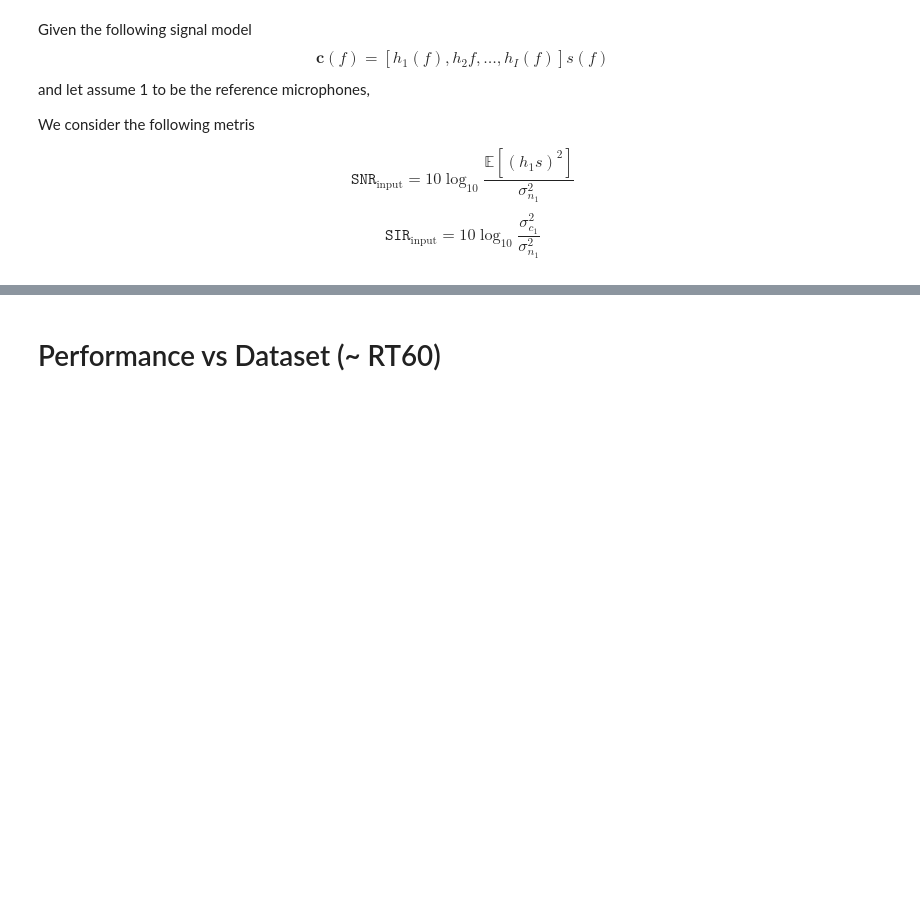
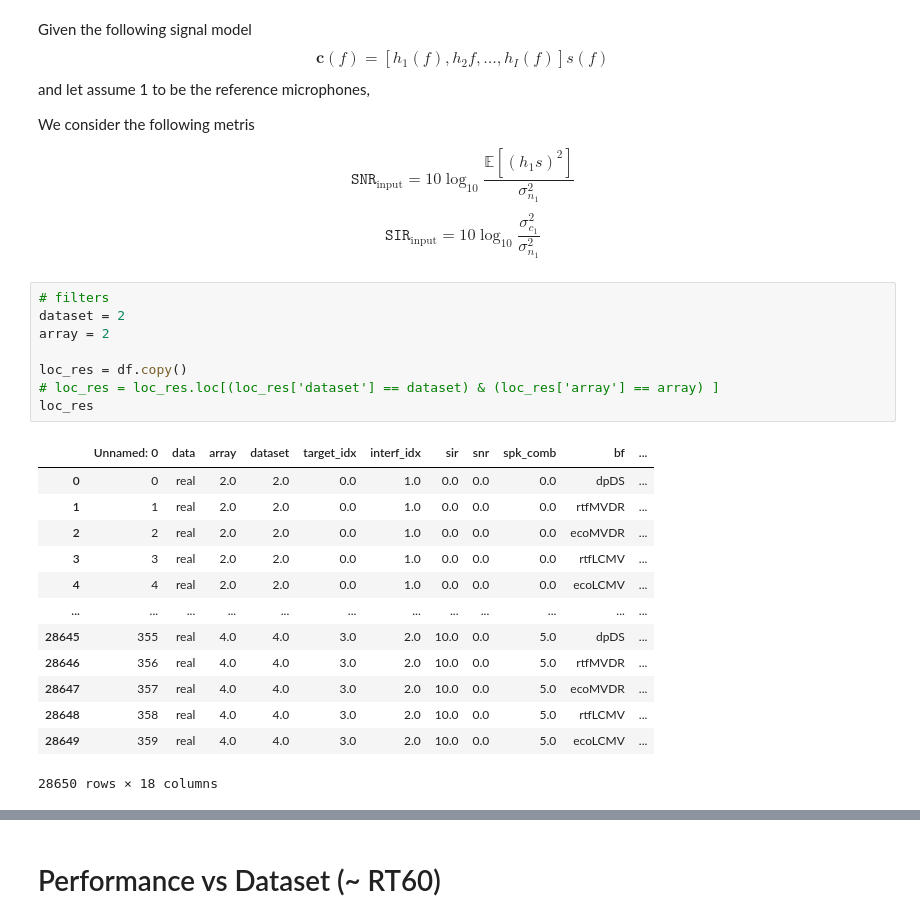
Before and after one commit to Chutlhu/dEchorate, a Jupyter notebook: notebooks/Echo aware Beamforming - results for journal.ipynb, the cells around one changed output, grey strips where cells are left out. Saved outputs shown, nothing was run; the diff lists cells and outputs as text; blank space fills up the shorter version.

```diff
--- a/notebooks/Echo aware Beamforming - results for journal.ipynb
+++ b/notebooks/Echo aware Beamforming - results for journal.ipynb
@@ -103,4 +103,26 @@ We consider the following metris
 
 $$ \mathtt{SNR}_\text{input} = 10 \log_{10} \frac{\mathbb{E}[(h_1 s)^2]}{\sigma^2_{n_1}} $$
 $$ \mathtt{SIR}_\text{input} = 10 \log_{10} \frac{\sigma^2_{c_1}}{\sigma^2_{n_1}} $$
+# %%
+# filters
+dataset = 2
+array = 2
+
+loc_res = df.copy()
+# loc_res = loc_res.loc[(loc_res['dataset'] == dataset) & (loc_res['array'] == array) ]
+loc_res
+# %% [output]
+|  | Unnamed: 0 | data | array | dataset | target_idx | interf_idx | sir | snr | spk_comb | bf | ... |
+| 0 | 0 | real | 2.0 | 2.0 | 0.0 | 1.0 | 0.0 | 0.0 | 0.0 | dpDS | ... |
+| 1 | 1 | real | 2.0 | 2.0 | 0.0 | 1.0 | 0.0 | 0.0 | 0.0 | rtfMVDR | ... |
+| 2 | 2 | real | 2.0 | 2.0 | 0.0 | 1.0 | 0.0 | 0.0 | 0.0 | ecoMVDR | ... |
+| 3 | 3 | real | 2.0 | 2.0 | 0.0 | 1.0 | 0.0 | 0.0 | 0.0 | rtfLCMV | ... |
+| 4 | 4 | real | 2.0 | 2.0 | 0.0 | 1.0 | 0.0 | 0.0 | 0.0 | ecoLCMV | ... |
+| ... | ... | ... | ... | ... | ... | ... | ... | ... | ... | ... | ... |
+| 28645 | 355 | real | 4.0 | 4.0 | 3.0 | 2.0 | 10.0 | 0.0 | 5.0 | dpDS | ... |
+| 28646 | 356 | real | 4.0 | 4.0 | 3.0 | 2.0 | 10.0 | 0.0 | 5.0 | rtfMVDR | ... |
+| 28647 | 357 | real | 4.0 | 4.0 | 3.0 | 2.0 | 10.0 | 0.0 | 5.0 | ecoMVDR | ... |
+| 28648 | 358 | real | 4.0 | 4.0 | 3.0 | 2.0 | 10.0 | 0.0 | 5.0 | rtfLCMV | ... |
+| 28649 | 359 | real | 4.0 | 4.0 | 3.0 | 2.0 | 10.0 | 0.0 | 5.0 | ecoLCMV | ... |
+28650 rows × 18 columns
 # %%
```
Also changed, not shown: parts of 7 cells of this notebook, 4 other files.
